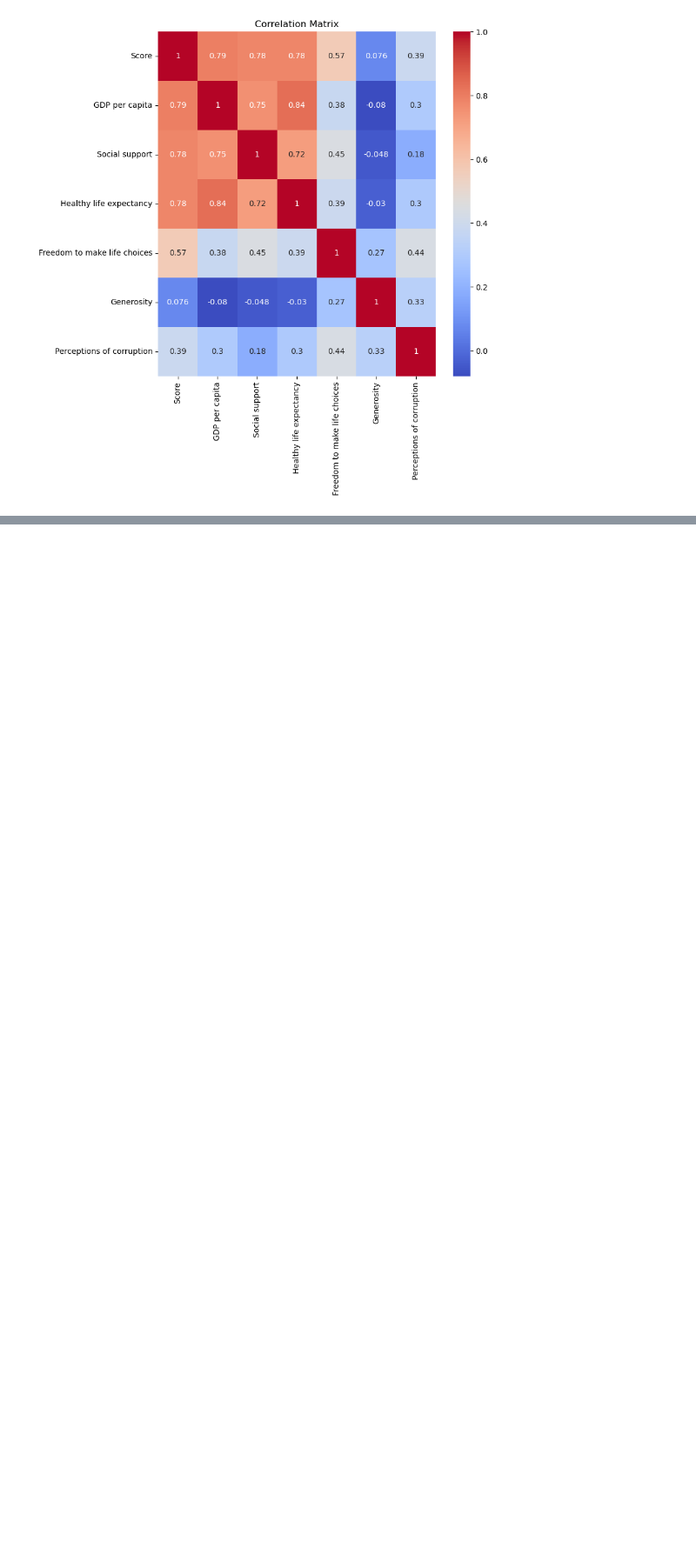
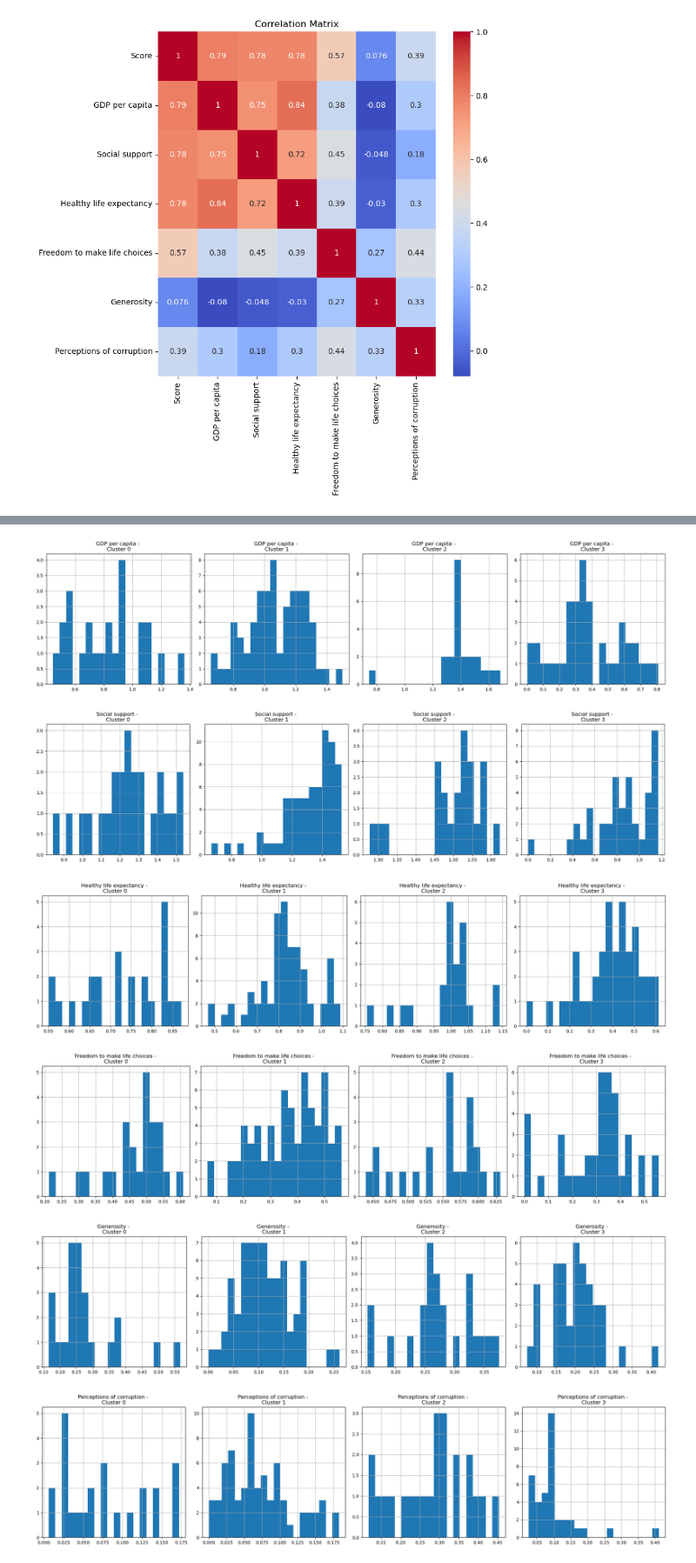
Before and after one commit to nobleyam/K-Means-Clustering-101-World-Happiness, a Jupyter notebook: K-Means Clustering 101 World Happiness.ipynb, the cells around one changed output, grey strips where cells are left out. Shown at 87% size. Cells and saved outputs as stored; diff of their text form; code cells hidden in the pictures; blank space fills up the shorter version.

```diff
--- a/K-Means Clustering 101 World Happiness.ipynb
+++ b/K-Means Clustering 101 World Happiness.ipynb
@@ -181,0 +295,2 @@ fig.show()
+# %%
+labels = kmeans.labels_
@@ -181,0 +408,3 @@ fig.show()
+# %%
+happy_df = pd.concat([df, pd.DataFrame({'Cluster':labels})], axis= 1)
+happy_df
@@ -181,0 +425,29 @@ fig.show()
+# %%
+import matplotlib.pyplot as plt
+
+# Loop through each column of the DataFrame (excluding target columns)
+for i in df_no_target.columns:
+    plt.figure(figsize=(20, 5))
+
+    # Loop over the clusters (assuming you have 3 clusters: 0, 1, 2)
+    for j in range(4):
+        plt.subplot(1, 4, j+1)
+
+        # Filter the data for the current cluster
+        cluster = happy_df[happy_df['Cluster'] == j]
+
+        # Plot the histogram for the column 'i' in the current cluster
+        cluster[i].hist(bins=20)
+
+        # Set the title of the subplot
+        plt.title('{} - \nCluster {}'.format(i, j))
+
+    plt.tight_layout()
+    plt.show()
+# %% [output]
+[figure, added]
+[figure, added]
+[figure, added]
+[figure, added]
+[figure, added]
+[figure, added]
```
Also changed, not shown: parts of 20 cells of this notebook.
